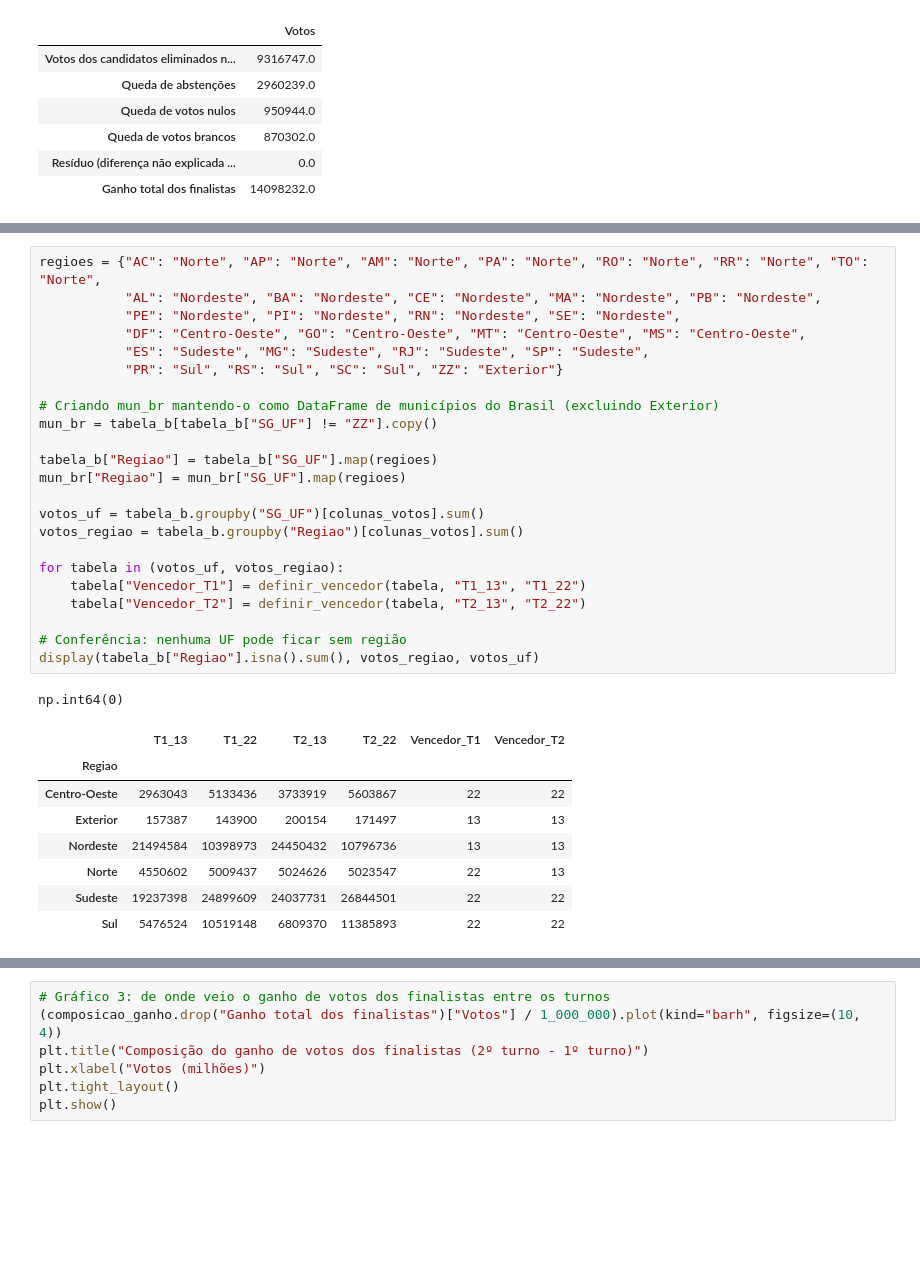
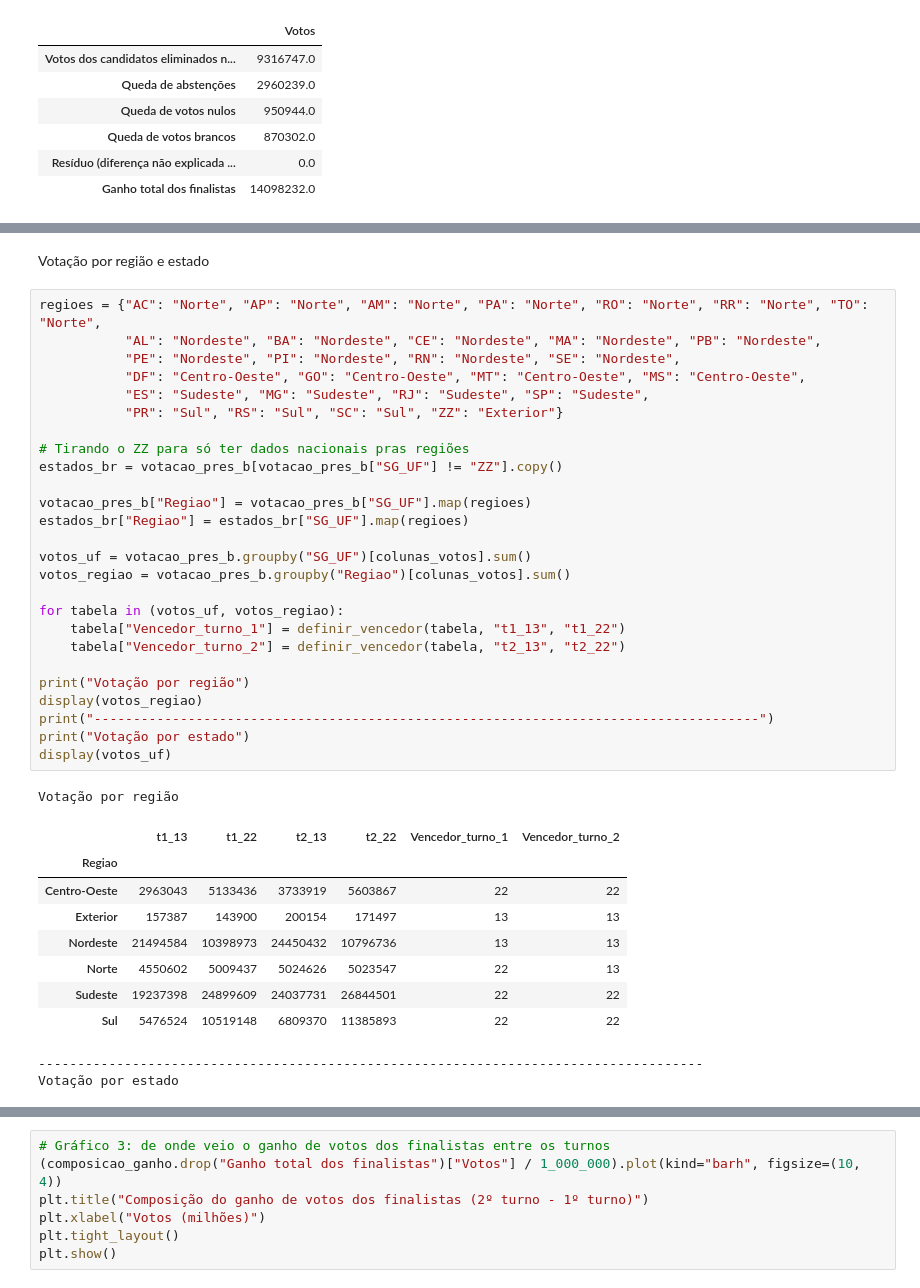
Before and after one commit to Arthxzs/Analise_Eleitoral_2026, a Jupyter notebook: Análise_votação.ipynb, the cells around one changed output, grey strips where cells are left out. Cells and saved outputs as stored; diff of their text form; blank space fills up the shorter version.

```diff
--- a/Análise_votação.ipynb
+++ b/Análise_votação.ipynb
@@ -250,29 +248,34 @@ dtype: int64
+# %% [markdown]
+Votação por região e estado
 # %%
 regioes = {"AC": "Norte", "AP": "Norte", "AM": "Norte", "PA": "Norte", "RO": "Norte", "RR": "Norte", "TO": "Norte",
            "AL": "Nordeste", "BA": "Nordeste", "CE": "Nordeste", "MA": "Nordeste", "PB": "Nordeste",
            "PE": "Nordeste", "PI": "Nordeste", "RN": "Nordeste", "SE": "Nordeste",
            "DF": "Centro-Oeste", "GO": "Centro-Oeste", "MT": "Centro-Oeste", "MS": "Centro-Oeste",
            "ES": "Sudeste", "MG": "Sudeste", "RJ": "Sudeste", "SP": "Sudeste",
            "PR": "Sul", "RS": "Sul", "SC": "Sul", "ZZ": "Exterior"}
 
-# Criando mun_br mantendo-o como DataFrame de municípios do Brasil (excluindo Exterior)
-mun_br = tabela_b[tabela_b["SG_UF"] != "ZZ"].copy()
+# Tirando o ZZ para só ter dados nacionais pras regiões
+estados_br = votacao_pres_b[votacao_pres_b["SG_UF"] != "ZZ"].copy()
 
-tabela_b["Regiao"] = tabela_b["SG_UF"].map(regioes)
-mun_br["Regiao"] = mun_br["SG_UF"].map(regioes)
+votacao_pres_b["Regiao"] = votacao_pres_b["SG_UF"].map(regioes)
+estados_br["Regiao"] = estados_br["SG_UF"].map(regioes)
 
-votos_uf = tabela_b.groupby("SG_UF")[colunas_votos].sum()
-votos_regiao = tabela_b.groupby("Regiao")[colunas_votos].sum()
+votos_uf = votacao_pres_b.groupby("SG_UF")[colunas_votos].sum()
+votos_regiao = votacao_pres_b.groupby("Regiao")[colunas_votos].sum()
 
 for tabela in (votos_uf, votos_regiao):
-    tabela["Vencedor_T1"] = definir_vencedor(tabela, "T1_13", "T1_22")
-    tabela["Vencedor_T2"] = definir_vencedor(tabela, "T2_13", "T2_22")
+    tabela["Vencedor_turno_1"] = definir_vencedor(tabela, "t1_13", "t1_22")
+    tabela["Vencedor_turno_2"] = definir_vencedor(tabela, "t2_13", "t2_22")
 
-# Conferência: nenhuma UF pode ficar sem região
-display(tabela_b["Regiao"].isna().sum(), votos_regiao, votos_uf)
+print("Votação por região")
+display(votos_regiao)
+print("-------------------------------------------------------------------------------------")
+print("Votação por estado")
+display(votos_uf)
 # %% [output]
-np.int64(0)
+Votação por região
-|  | T1_13 | T1_22 | T2_13 | T2_22 | Vencedor_T1 | Vencedor_T2 |
+|  | t1_13 | t1_22 | t2_13 | t2_22 | Vencedor_turno_1 | Vencedor_turno_2 |
 | Regiao |  |  |  |  |  |  |
 | Centro-Oeste | 2963043 | 5133436 | 3733919 | 5603867 | 22 | 22 |
 | Exterior | 157387 | 143900 | 200154 | 171497 | 13 | 13 |
@@ -280,3 +283,5 @@ np.int64(0)
 | Norte | 4550602 | 5009437 | 5024626 | 5023547 | 22 | 13 |
 | Sudeste | 19237398 | 24899609 | 24037731 | 26844501 | 22 | 22 |
 | Sul | 5476524 | 10519148 | 6809370 | 11385893 | 22 | 22 |
+-------------------------------------------------------------------------------------
+Votação por estado
```
Also changed, not shown: parts of 36 cells of this notebook.
